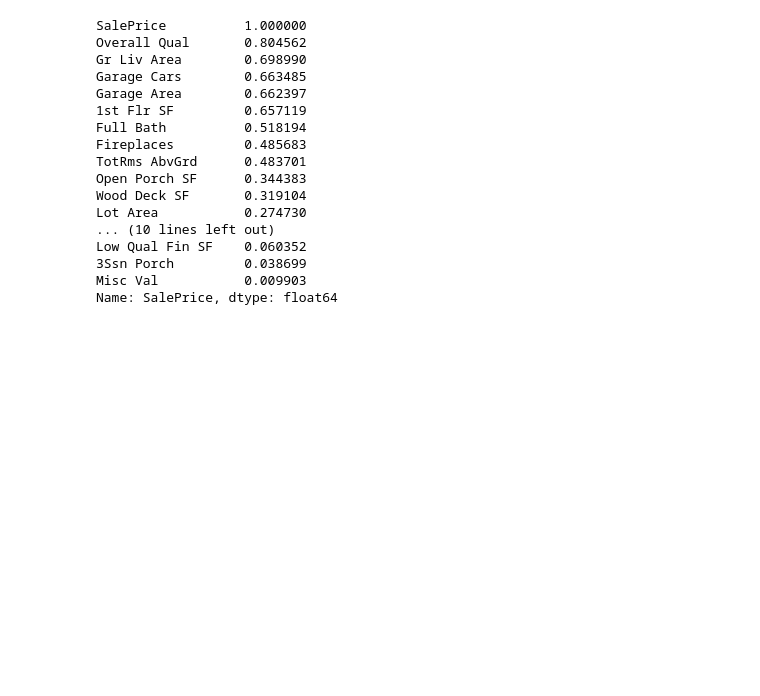
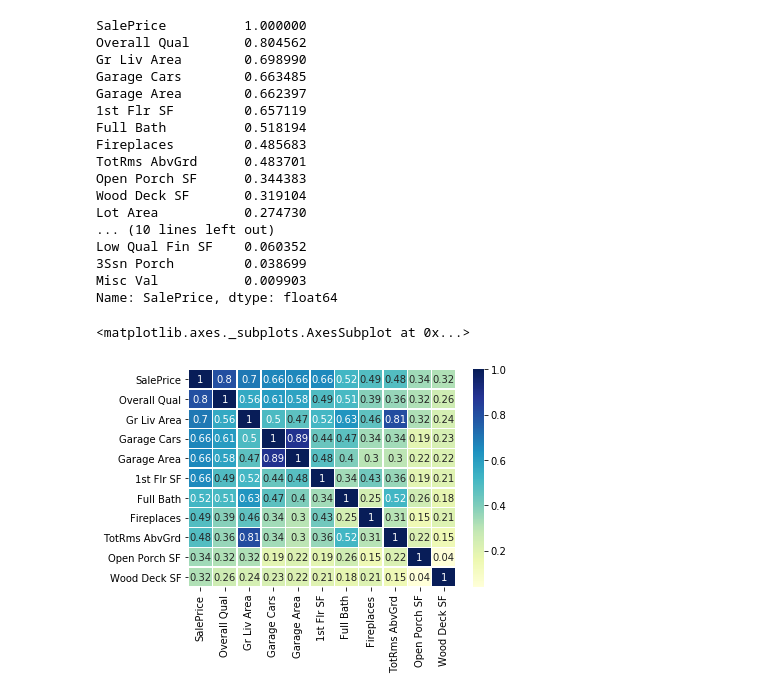
Before and after one commit to wdzarif/linear-regression-ML, a Jupyter notebook: PredictHousingPrices.ipynb, the cells around one changed output. Drawn from its saved outputs; the diff is of its cells as text; code cells hidden in the pictures; blank space fills up the shorter version.

Commit message:
Updating with Correlation Heatmap

```diff
--- a/PredictHousingPrices.ipynb
+++ b/PredictHousingPrices.ipynb
@@ -259,3 +259,19 @@ Low Qual Fin SF    0.060352
 3Ssn Porch         0.038699
 Misc Val           0.009903
 Name: SalePrice, dtype: float64
+# %%
+#Are there potential colinearity between some of the feature columns?
+# a heatmat will show.
+import seaborn as sns
+
+#Some columns above shows very weak correlations i.e., Misc Val = 0.009903. Let's drop weak correlations.
+#Thats any column with corr < 3. This is arbituarary number, but a good start nonetheless
+strong_corrs = sorted_corr[sorted_corr>0.3]
+train_cols = strong_corrs.index
+corrmat = train_subset[train_cols].corr()
+sns.heatmap(corrmat, annot=True, linewidths=.5, cmap="YlGnBu")
+
+#6-4-3-3
+# %% [output]
+<matplotlib.axes._subplots.AxesSubplot at 0x...>
+[figure, added]
```
Also changed, not shown: parts of 1 cell of this notebook.
